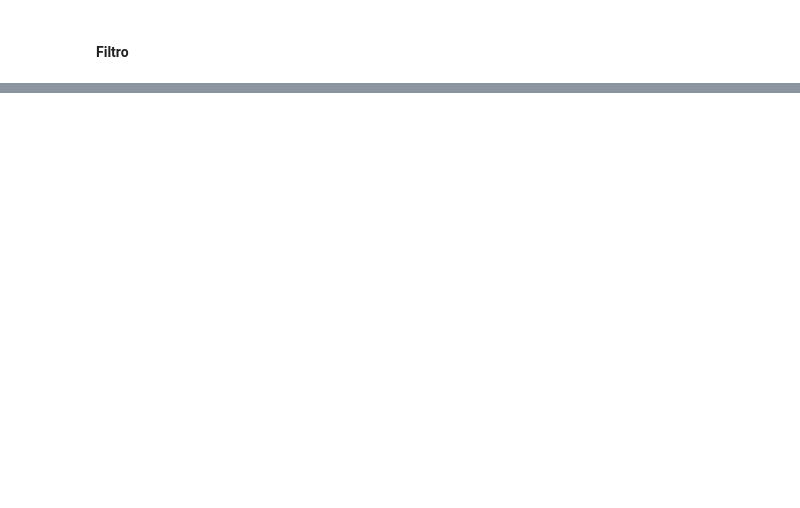
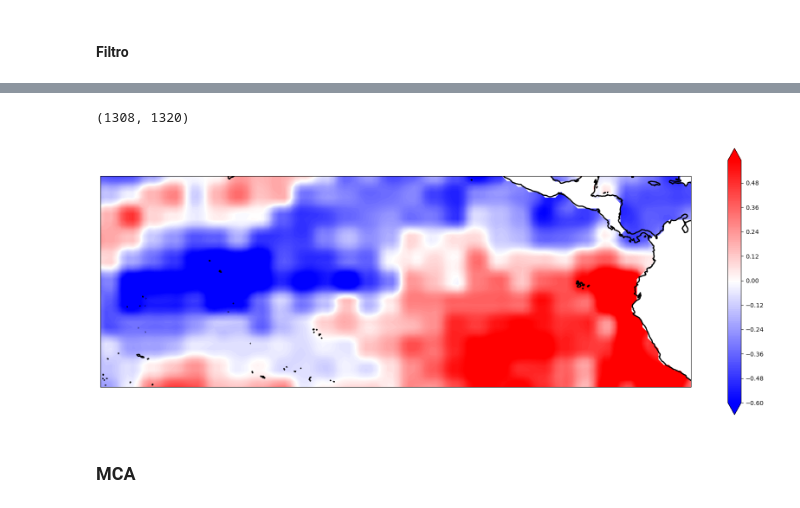
Before and after one commit to nagoremeabe/practica_3, a Jupyter notebook: parte_4_sst.ipynb, the cells around one changed output, grey strips where cells are left out. Cells and saved outputs as stored; diff of their text form; code cells hidden in the pictures; blank space fills up the shorter version.

```diff
--- a/parte_4_sst.ipynb
+++ b/parte_4_sst.ipynb
@@ -481,0 +556,31 @@ dibujo_2_mapas_cartopy_hatches(RUY[:,modo],RUY_sig[:,modo],lon_y,lat_y,np.linspa
+# %%
+# elijo una region especifica por ahora la que belen elige
+lonmin  , lonmax  , latmin  , latmax   = -270, -70, -20, 20
+# lonmin_1, lonmax_1, latmin_1, latmax_1 =
+# %%
+# pongo los años de mi campo predictor y a predecir en común
+# ambos van desde 1900, 2010 miremos a ver si sus tiempos
+# tienen la misma longitud
+
+len(ds.time), len(ds_y.time)
+# %% [output]
+(1308, 1320)
+# %%
+# eleccion de la region
+msl, lat_y, lon_y = region(msl, lat_y, lon_y, lonmin, lonmax, latmin, latmax)
+# %%
+lat_y = msl.latitude
+lon_y = msl.longitude
+# %%
+# hago un reshape de mis datos
+msl_reshaped          = np.reshape(msl, (n_years, 12, len(lon_y)*len(lat_y)))
+# selecciono los datos de invierno por el desface
+msl_primavera_1 = msl_reshaped[:-1, 11, :]
+msl_primavera_2 = msl_reshaped[1:,:1,:].mean('latitude')
+n1 = 1
+n2 = 1+1
+msl_primavera = (np.asarray(msl_primavera_1)*n1 + np.asarray(msl_primavera_2)*n2)/(n1+n2)
+msl_primavera = np.asarray(msl_primavera)
+
+# cálculo de las anomalias - spacio, timepo
+msl_primavera_anom    = anom(np.transpose(msl_primavera), 1, 'pp')
@@ -481,0 +589,12 @@ dibujo_2_mapas_cartopy_hatches(RUY[:,modo],RUY_sig[:,modo],lon_y,lat_y,np.linspa
+# %%
+# dibujo de la slp un año en concreto
+# tengo tiempo, espacio
+slp_1998 = msl_primavera_anom[:, 0]
+
+# plot
+fig = plt.figure(figsize=(22, 8))
+dibujo_1_mapa_cartopy(slp_1998, lon_y, lat_y, np.arange(-0.6, 0.6, 0.01), 'bwr', '')
+# %% [output]
+[figure, added]
+# %% [markdown]
+### MCA
```
Also changed, not shown: parts of 37 cells of this notebook, 3 other files.
